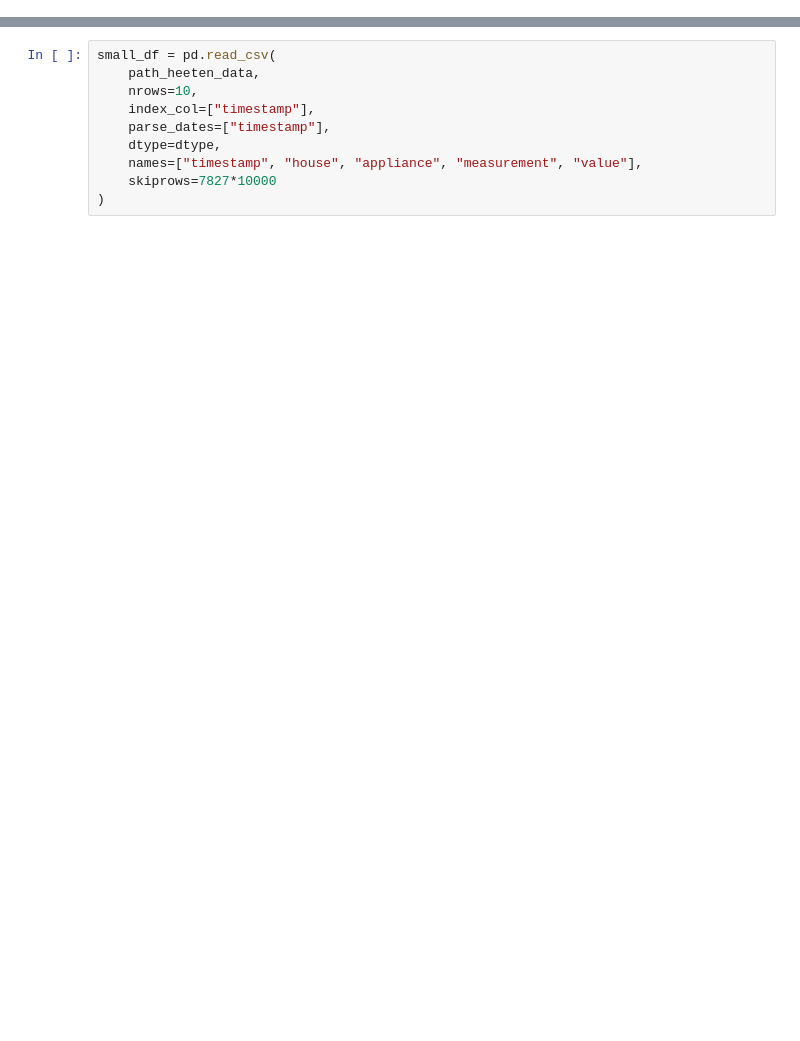
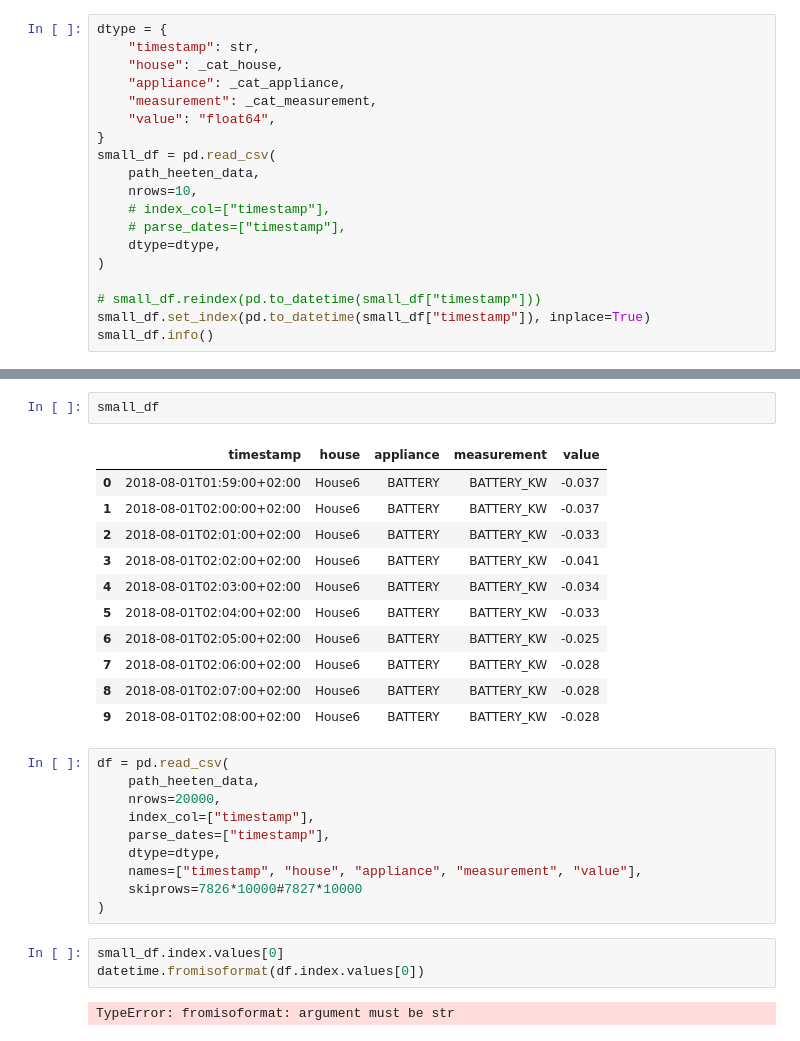
Before and after one commit to yezhengkai/manipulate-large-datasets, a Jupyter notebook: notebooks/large_csv.ipynb, the cells around one changed output, grey strips where cells are left out. Saved outputs shown, nothing was run; the diff lists cells and outputs as text; blank space fills up the shorter version.

```diff
--- a/notebooks/large_csv.ipynb
+++ b/notebooks/large_csv.ipynb
@@ -92,0 +99,19 @@ timestamp
+# %%
+dtype = {
+    "timestamp": str,
+    "house": _cat_house,
+    "appliance": _cat_appliance,
+    "measurement": _cat_measurement,
+    "value": "float64",
+}
+small_df = pd.read_csv(
+    path_heeten_data,
+    nrows=10,
+    # index_col=["timestamp"],
+    # parse_dates=["timestamp"],
+    dtype=dtype,
+)
+
+# small_df.reindex(pd.to_datetime(small_df["timestamp"]))
+small_df.set_index(pd.to_datetime(small_df["timestamp"]), inplace=True)
+small_df.info()
@@ -93,10 +131,29 @@ timestamp
+# %%
+small_df
+# %% [output]
+|  | timestamp | house | appliance | measurement | value |
+| 0 | 2018-08-01T01:59:00+02:00 | House6 | BATTERY | BATTERY_KW | -0.037 |
+| 1 | 2018-08-01T02:00:00+02:00 | House6 | BATTERY | BATTERY_KW | -0.037 |
+| 2 | 2018-08-01T02:01:00+02:00 | House6 | BATTERY | BATTERY_KW | -0.033 |
+| 3 | 2018-08-01T02:02:00+02:00 | House6 | BATTERY | BATTERY_KW | -0.041 |
+| 4 | 2018-08-01T02:03:00+02:00 | House6 | BATTERY | BATTERY_KW | -0.034 |
+| 5 | 2018-08-01T02:04:00+02:00 | House6 | BATTERY | BATTERY_KW | -0.033 |
+| 6 | 2018-08-01T02:05:00+02:00 | House6 | BATTERY | BATTERY_KW | -0.025 |
+| 7 | 2018-08-01T02:06:00+02:00 | House6 | BATTERY | BATTERY_KW | -0.028 |
+| 8 | 2018-08-01T02:07:00+02:00 | House6 | BATTERY | BATTERY_KW | -0.028 |
+| 9 | 2018-08-01T02:08:00+02:00 | House6 | BATTERY | BATTERY_KW | -0.028 |
 # %%
-small_df = pd.read_csv(
+df = pd.read_csv(
     path_heeten_data,
-    nrows=10,
+    nrows=20000,
     index_col=["timestamp"],
     parse_dates=["timestamp"],
     dtype=dtype,
     names=["timestamp", "house", "appliance", "measurement", "value"],
-    skiprows=7827*10000
+    skiprows=7826*10000#7827*10000
 )
+# %%
+small_df.index.values[0]
+datetime.fromisoformat(df.index.values[0])
+# %% [output]
+TypeError: fromisoformat: argument must be str
```
Also changed, not shown: parts of 16 cells of this notebook.
